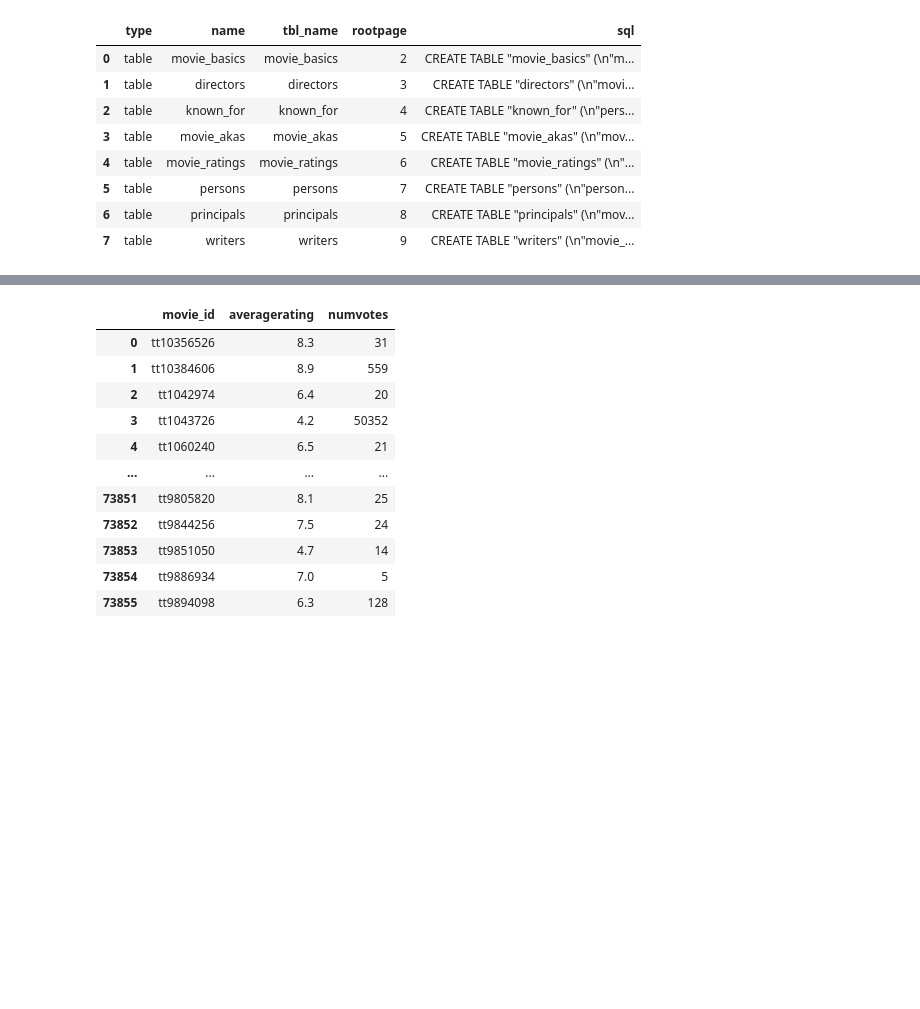
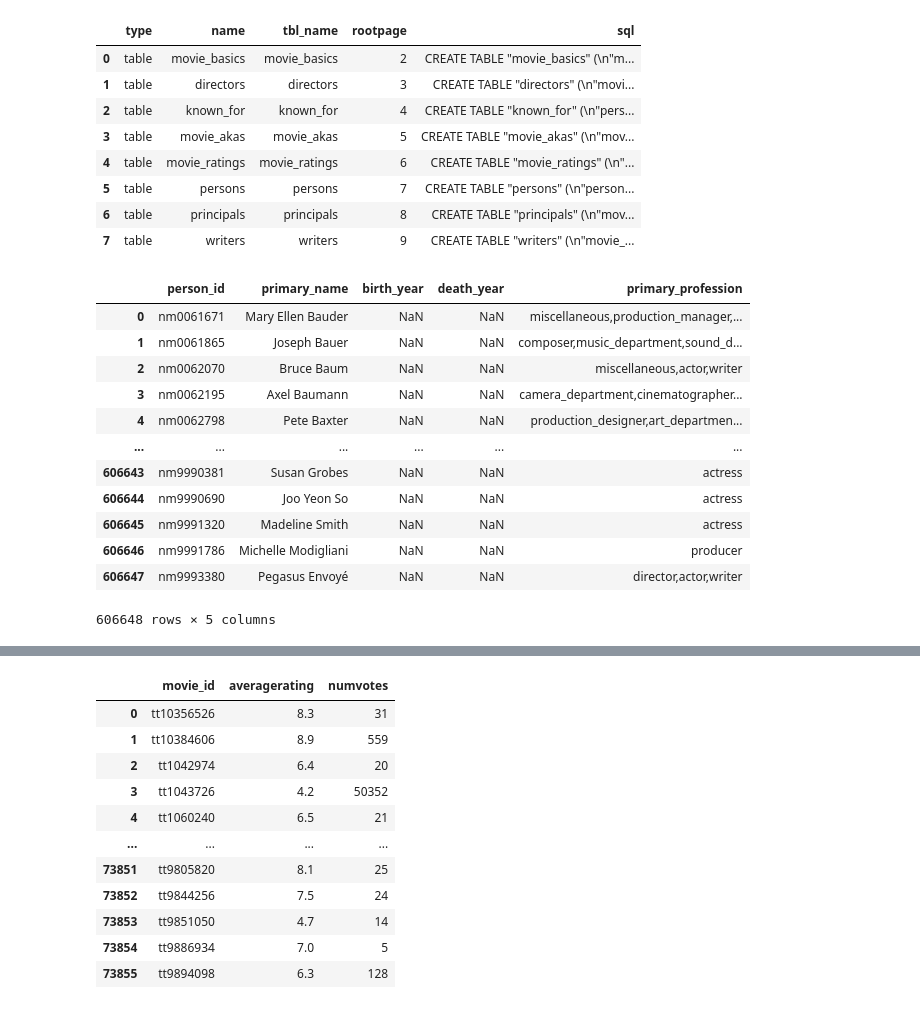
Before and after one commit to MwangiWambugu/dsc-phase-1-project-v2-4, a Jupyter notebook: student.ipynb, the cells around one changed output, grey strips where cells are left out. Cells and saved outputs as stored; diff of their text form; code cells hidden in the pictures; blank space fills up the shorter version.

```diff
--- a/student.ipynb
+++ b/student.ipynb
@@ -42,6 +43,23 @@ sqldata("SELECT * FROM sqlite_master;")
 | 5 | table | persons | persons | 7 | CREATE TABLE "persons" (\n"person... |
 | 6 | table | principals | principals | 8 | CREATE TABLE "principals" (\n"mov... |
 | 7 | table | writers | writers | 9 | CREATE TABLE "writers" (\n"movie_... |
+# %%
+persons = sqldata("SELECT * FROM persons")
+persons
+# %% [output]
+|  | person_id | primary_name | birth_year | death_year | primary_profession |
+| 0 | nm0061671 | Mary Ellen Bauder | NaN | NaN | miscellaneous,production_manager,... |
+| 1 | nm0061865 | Joseph Bauer | NaN | NaN | composer,music_department,sound_d... |
+| 2 | nm0062070 | Bruce Baum | NaN | NaN | miscellaneous,actor,writer |
+| 3 | nm0062195 | Axel Baumann | NaN | NaN | camera_department,cinematographer... |
+| 4 | nm0062798 | Pete Baxter | NaN | NaN | production_designer,art_departmen... |
+| ... | ... | ... | ... | ... | ... |
+| 606643 | nm9990381 | Susan Grobes | NaN | NaN | actress |
+| 606644 | nm9990690 | Joo Yeon So | NaN | NaN | actress |
+| 606645 | nm9991320 | Madeline Smith | NaN | NaN | actress |
+| 606646 | nm9991786 | Michelle Modigliani | NaN | NaN | producer |
+| 606647 | nm9993380 | Pegasus Envoyé | NaN | NaN | director,actor,writer |
+606648 rows × 5 columns
 # %%
 basics = sqldata("SELECT* FROM movie_basics")
 basics
```
Also changed, not shown: parts of 14 cells of this notebook.
